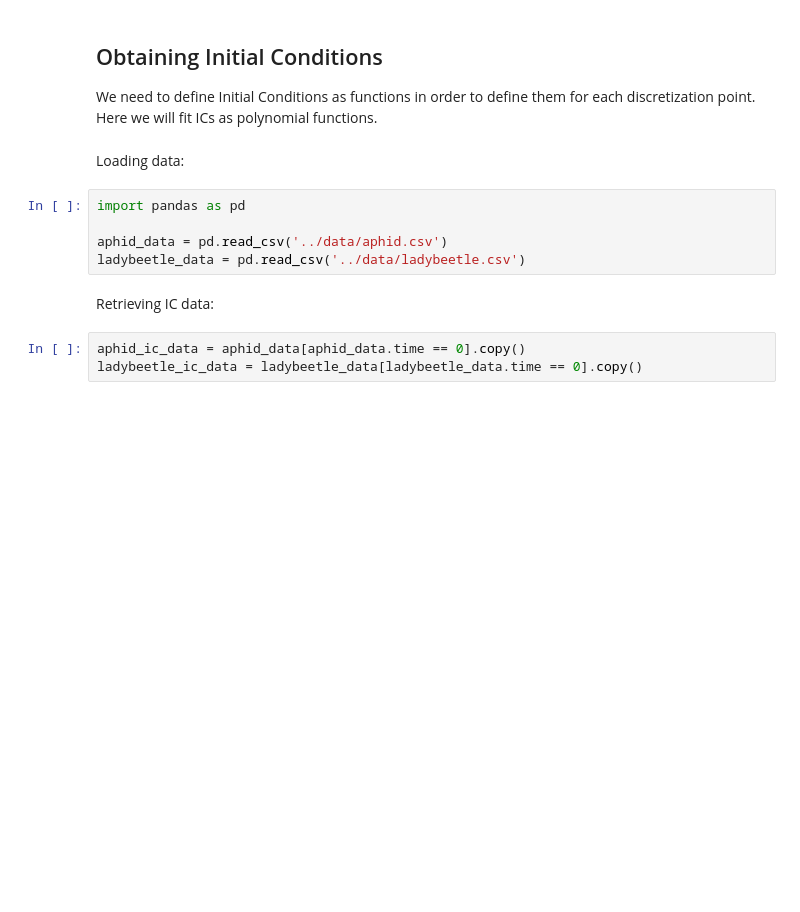
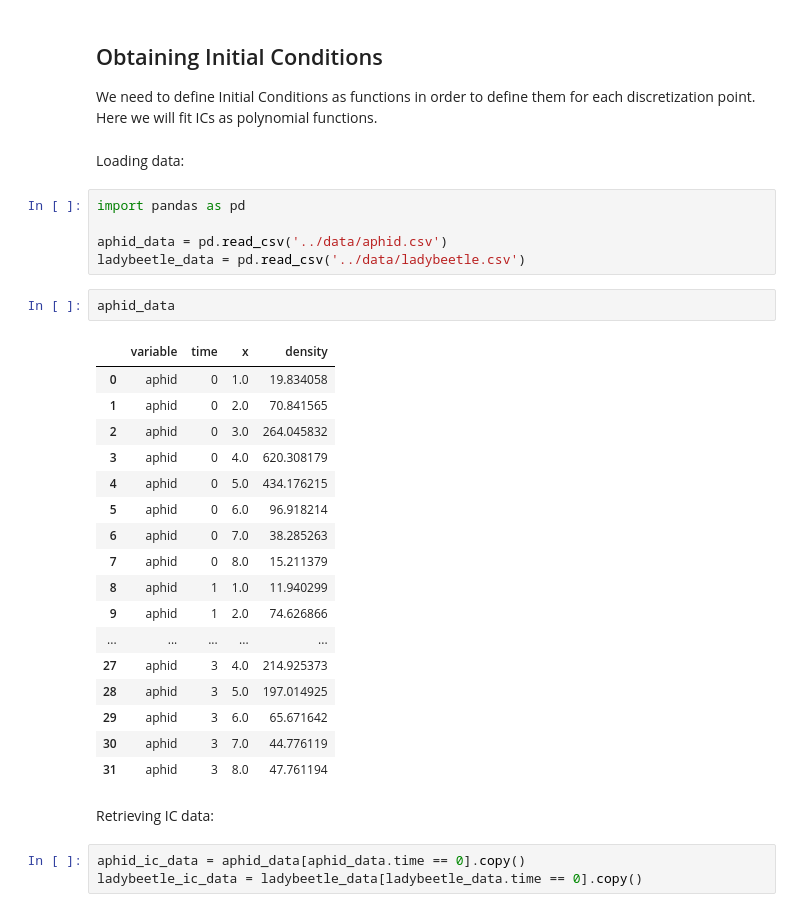
Before and after one commit to volpatto/pdeco, a Jupyter notebook: notebooks/aphid-ladybeetle.ipynb, the cells around one changed output. Saved outputs shown, nothing was run; the diff lists cells and outputs as text; blank space fills up the shorter version.

```diff
--- a/notebooks/aphid-ladybeetle.ipynb
+++ b/notebooks/aphid-ladybeetle.ipynb
@@ -11,6 +11,26 @@ import pandas as pd
 
 aphid_data = pd.read_csv('../data/aphid.csv')
 ladybeetle_data = pd.read_csv('../data/ladybeetle.csv')
+# %%
+aphid_data
+# %% [output]
+|  | variable | time | x | density |
+| 0 | aphid | 0 | 1.0 | 19.834058 |
+| 1 | aphid | 0 | 2.0 | 70.841565 |
+| 2 | aphid | 0 | 3.0 | 264.045832 |
+| 3 | aphid | 0 | 4.0 | 620.308179 |
+| 4 | aphid | 0 | 5.0 | 434.176215 |
+| 5 | aphid | 0 | 6.0 | 96.918214 |
+| 6 | aphid | 0 | 7.0 | 38.285263 |
+| 7 | aphid | 0 | 8.0 | 15.211379 |
+| 8 | aphid | 1 | 1.0 | 11.940299 |
+| 9 | aphid | 1 | 2.0 | 74.626866 |
+| ... | ... | ... | ... | ... |
+| 27 | aphid | 3 | 4.0 | 214.925373 |
+| 28 | aphid | 3 | 5.0 | 197.014925 |
+| 29 | aphid | 3 | 6.0 | 65.671642 |
+| 30 | aphid | 3 | 7.0 | 44.776119 |
+| 31 | aphid | 3 | 8.0 | 47.761194 |
 # %% [markdown]
 Retrieving IC data:
 # %%
```
Also changed, not shown: parts of 12 cells of this notebook, 2 other files.
